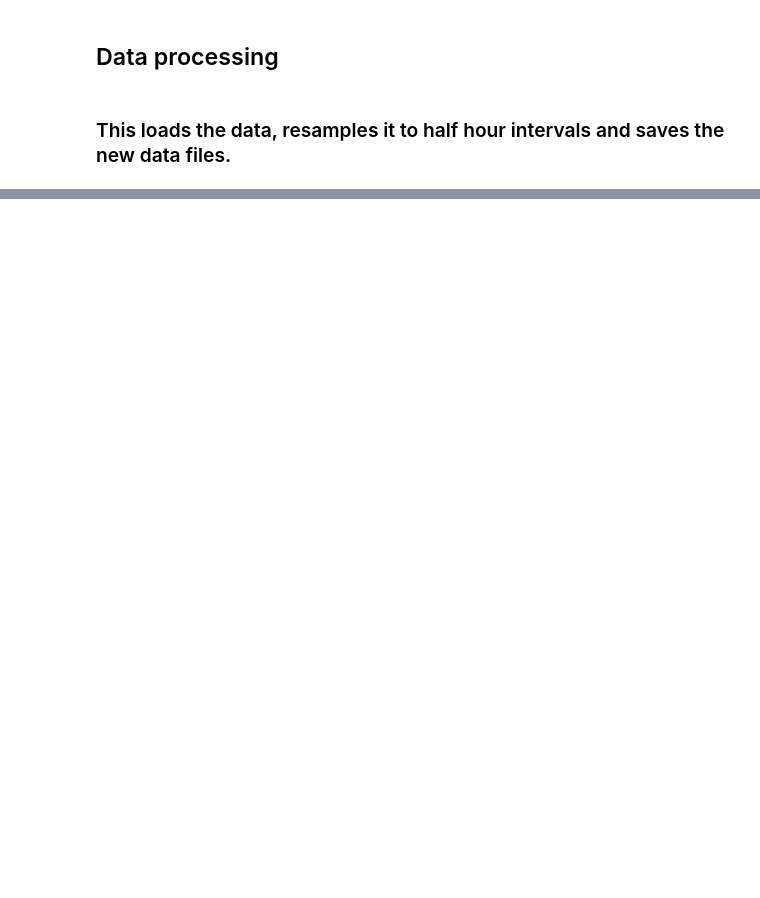
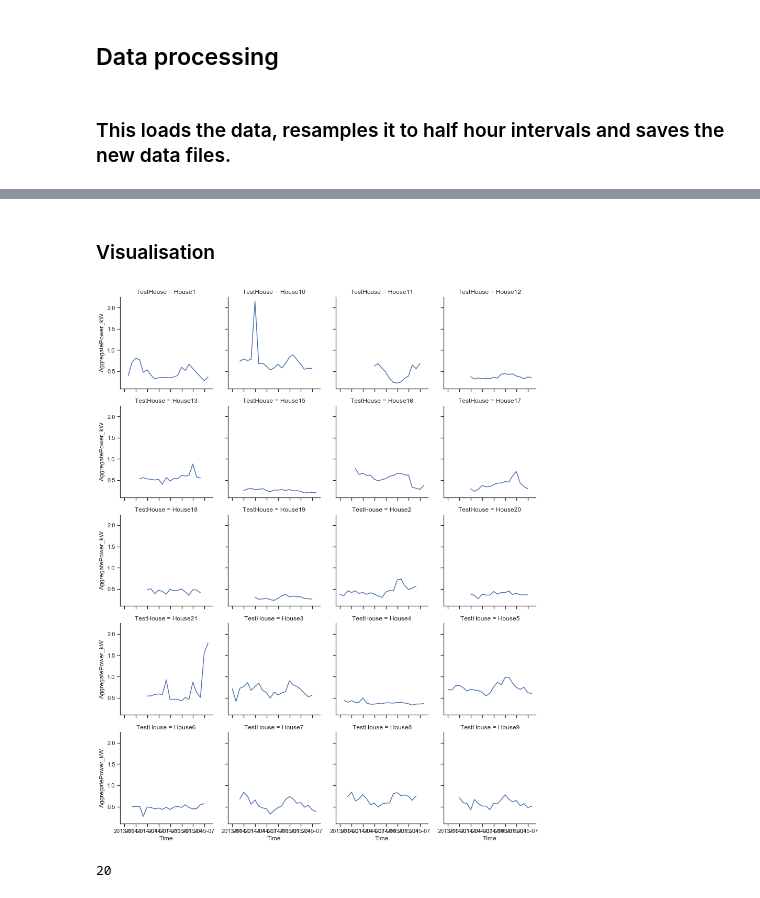
Before and after one commit to dipsonflash/19ERBE-EDA-Coursework, a Jupyter notebook: REFIT- Electrical Load Measurement- ERBE-EDA Course Work.ipynb, the cells around one changed output, grey strips where cells are left out. Saved outputs shown, nothing was run; the diff lists cells and outputs as text; code cells hidden in the pictures; blank space fills up the shorter version.

```diff
--- a/REFIT- Electrical Load Measurement- ERBE-EDA Course Work.ipynb
+++ b/REFIT- Electrical Load Measurement- ERBE-EDA Course Work.ipynb
@@ -392,0 +84,4 @@ NameError: name 'df1' is not defined
+# %%
+for fileName in list_of_files:
+    splitFileName = os.path.splitext(fileName)[0].rsplit('_', 1)[1]
+    print(splitFileName)
@@ -392,0 +114,24 @@ NameError: name 'df1' is not defined
+# %%
+data_container = []
+
+for filename in list_of_files:
+    print(filename)
+    splitFileName = os.path.splitext(filename)[0].rsplit('_', 1)[1]
+
+    mydf0 = (pd.read_csv(filename, usecols = ['Time', 'Aggregate'], index_col = 'Time', parse_dates=['Time'])
+          .resample('M').mean()
+          .rename(columns = {'Aggregate': 'AggregatePower_Watts'}))
+
+    mydf1 = (mydf0
+          .assign(AggregatePower_kW = mydf0['AggregatePower_Watts'] / 1000)
+          .assign(TestHouse = splitFileName)
+          #.fillna(None, method = 'pad')
+          )
+    mydf = mydf1.fillna(mydf1.mean())
+
+    data_container.append(mydf)
+
+all_data = pd.concat(data_container, axis = 0)
+#all_data["TestHouse"] = pd.Categorical(all_data.TestHouse)
+
+all_data.to_csv('output/all_data.csv')
@@ -392,0 +169,2 @@ NameError: name 'df1' is not defined
+# %% [markdown]
+### Visualisation
@@ -392,0 +186,23 @@ NameError: name 'df1' is not defined
+# %%
+all_data["TestHouse"] = pd.Categorical(all_data.TestHouse)
+#all_data.info()
+# %%
+#sns.set(style = "ticks", color_codes = True)
+#no_of_houses = all_data["TestHouse"].nunique()
+
+p0 = all_data.reset_index()
+p1 = sns.FacetGrid(p0, col = "TestHouse", col_wrap = 4)
+#p2 = p1.map(plt.plot, "Time", "AggregatePower_kW")
+p2 = p1.map_dataframe(sns.lineplot, "Time", "AggregatePower_kW")
+
+#define date format
+#date_form = mdates.DateFormatter("%b-%Y")
+#ax.xaxis.set_major_formatter(date_form)
+plt.show()
+# %% [output]
+[figure, added]
+# %%
+no_of_houses = all_data["TestHouse"].nunique()#.value_counts()
+no_of_houses
+# %% [output]
+20
```
Also changed, not shown: parts of 44 cells of this notebook.
